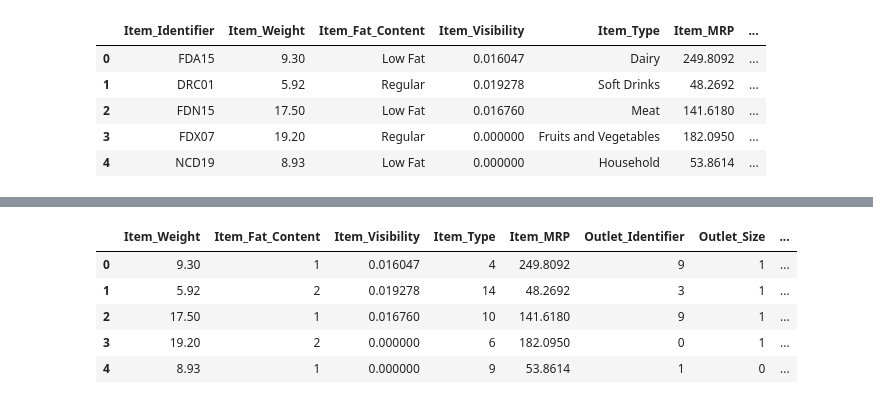
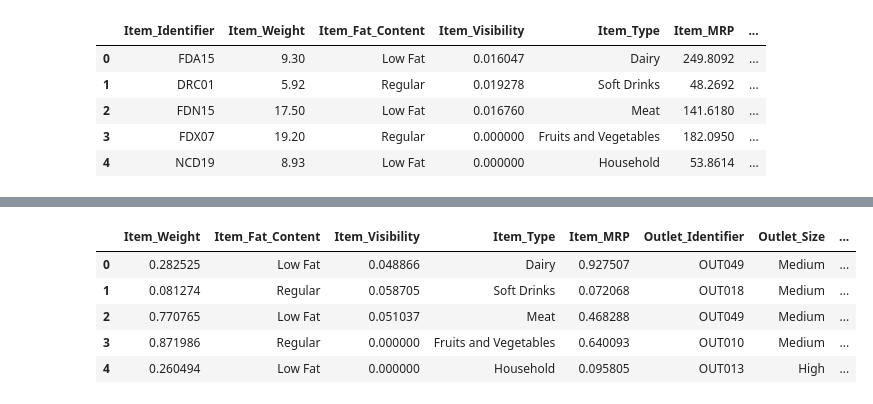
Before and after one commit to jlang62/machine-learning-exercises, a Jupyter notebook: exam/notebooks/Problem4.ipynb, the cells around one changed output, grey strips where cells are left out. Cells and saved outputs as stored; diff of their text form; code cells hidden in the pictures.

```diff
--- a/exam/notebooks/Problem4.ipynb
+++ b/exam/notebooks/Problem4.ipynb
@@ -90,0 +92,3 @@ print(df['Outlet_Identifier'].unique())
+# %%
+df['Item_Fat_Content'].replace(['low fat', 'LF', 'reg'], ['Low Fat', 'Low Fat', 'Regular'], inplace=True)
+df['Item_Fat_Content'].unique()
@@ -97,13 +103,3 @@ df.head()
 | 2 | FDN15 | 17.50 | Low Fat | 0.016760 | Meat | 141.6180 | ... |
 | 3 | FDX07 | 19.20 | Regular | 0.000000 | Fruits and Vegetables | 182.0950 | ... |
 | 4 | NCD19 | 8.93 | Low Fat | 0.000000 | Household | 53.8614 | ... |
-# %%
-# Encoding the categorical variables
-from sklearn.preprocessing import LabelEncoder
-le = LabelEncoder()
-df['Item_Fat_Content'] = le.fit_transform(df['Item_Fat_Content'])
-df['Item_Type'] = le.fit_transform(df['Item_Type'])
-df['Outlet_Size'] = le.fit_transform(df['Outlet_Size'])
-df['Outlet_Location_Type'] = le.fit_transform(df['Outlet_Location_Type'])
-df['Outlet_Identifier'] = le.fit_transform(df['Outlet_Identifier'])
-df['Outlet_Type'] = le.fit_transform(df['Outlet_Type'])
@@ -119,11 +106,16 @@ df.head()
 # %%
-df = df.drop(['Item_Identifier', 'Outlet_Establishment_Year'], axis=1)
-df.head()
+df_sub = df.drop(['Item_Identifier', 'Outlet_Establishment_Year'], axis=1)
-# %% [output]
-|  | Item_Weight | Item_Fat_Content | Item_Visibility | Item_Type | Item_MRP | Outlet_Identifier | Outlet_Size | ... |
-| 0 | 9.30 | 1 | 0.016047 | 4 | 249.8092 | 9 | 1 | ... |
-| 1 | 5.92 | 2 | 0.019278 | 14 | 48.2692 | 3 | 1 | ... |
-| 2 | 17.50 | 1 | 0.016760 | 10 | 141.6180 | 9 | 1 | ... |
-| 3 | 19.20 | 2 | 0.000000 | 6 | 182.0950 | 0 | 1 | ... |
-| 4 | 8.93 | 1 | 0.000000 | 9 | 53.8614 | 1 | 0 | ... |
+# %%
+# normalizing the data Item_Weight, Item_Visibility, Item_MRP, Outlet_Establishment_Year
+from sklearn.preprocessing import MinMaxScaler
+scaler = MinMaxScaler()
+df_sub[['Item_Weight', 'Item_Visibility', 'Item_MRP']] = scaler.fit_transform(df_sub[['Item_Weight', 'Item_Visibility', 'Item_MRP']])
+df_sub.head()
+# %% [output]
+|  | Item_Weight | Item_Fat_Content | Item_Visibility | Item_Type | Item_MRP | Outlet_Identifier | Outlet_Size | ... |
+| 0 | 0.282525 | Low Fat | 0.048866 | Dairy | 0.927507 | OUT049 | Medium | ... |
+| 1 | 0.081274 | Regular | 0.058705 | Soft Drinks | 0.072068 | OUT018 | Medium | ... |
+| 2 | 0.770765 | Low Fat | 0.051037 | Meat | 0.468288 | OUT049 | Medium | ... |
+| 3 | 0.871986 | Regular | 0.000000 | Fruits and Vegetables | 0.640093 | OUT010 | Medium | ... |
+| 4 | 0.260494 | Low Fat | 0.000000 | Household | 0.095805 | OUT013 | High | ... |
 # %%
```
Also changed, not shown: parts of 18 cells of this notebook.
